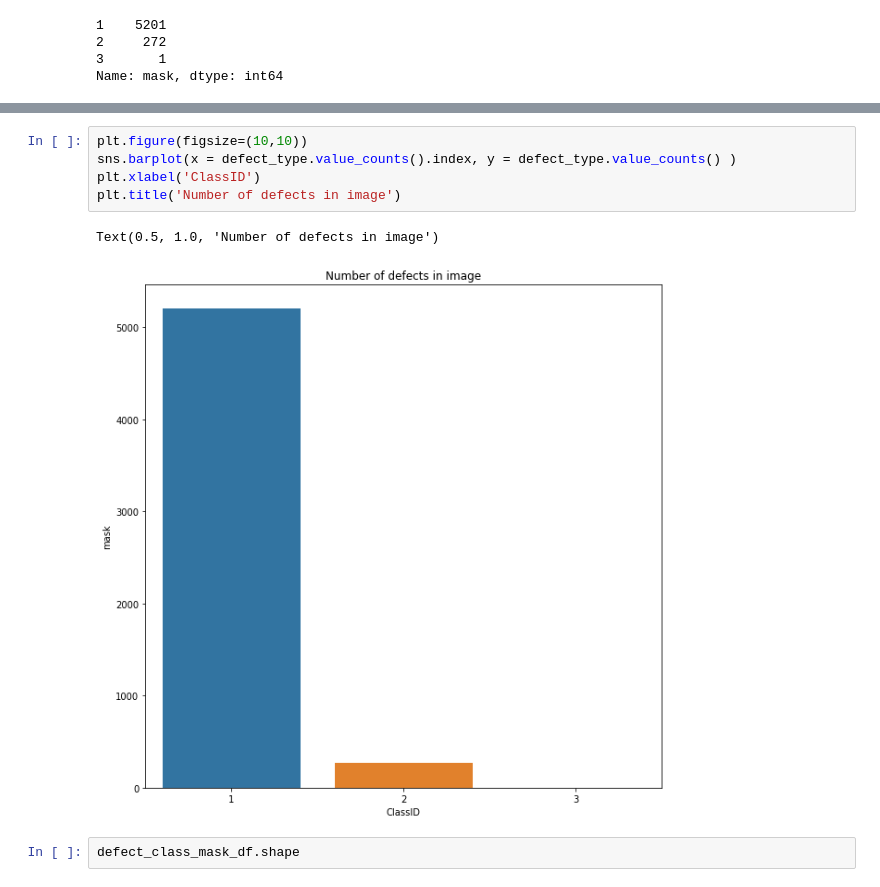
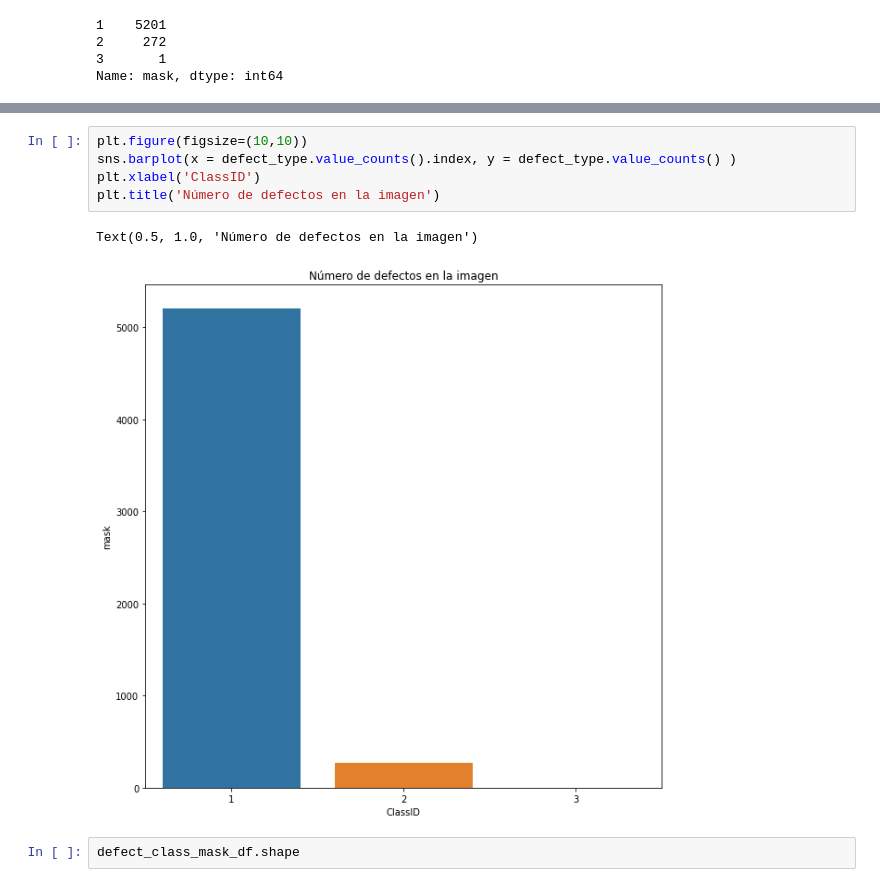
Before and after one commit to UCMRubenAntuna/curso-series-temporales, a Jupyter notebook: TFM_DATASCIENCE.ipynb, the cells around one changed output, grey strips where cells are left out. Drawn from its saved outputs; the diff is of its cells as text.

```diff
--- a/TFM_DATASCIENCE.ipynb
+++ b/TFM_DATASCIENCE.ipynb
@@ -168,11 +149,11 @@ Name: mask, dtype: int64
 # %%
 plt.figure(figsize=(10,10))
 sns.barplot(x = defect_type.value_counts().index, y = defect_type.value_counts() )
 plt.xlabel('ClassID')
-plt.title('Number of defects in image')
+plt.title('Número de defectos en la imagen')
 # %% [output]
-Text(0.5, 1.0, 'Number of defects in image')
+Text(0.5, 1.0, 'Número de defectos en la imagen')
-[figure, old version]
+[figure, new version]
 # %%
 defect_class_mask_df.shape
 # %% [output]
```
Also changed, not shown: parts of 53 cells of this notebook.
